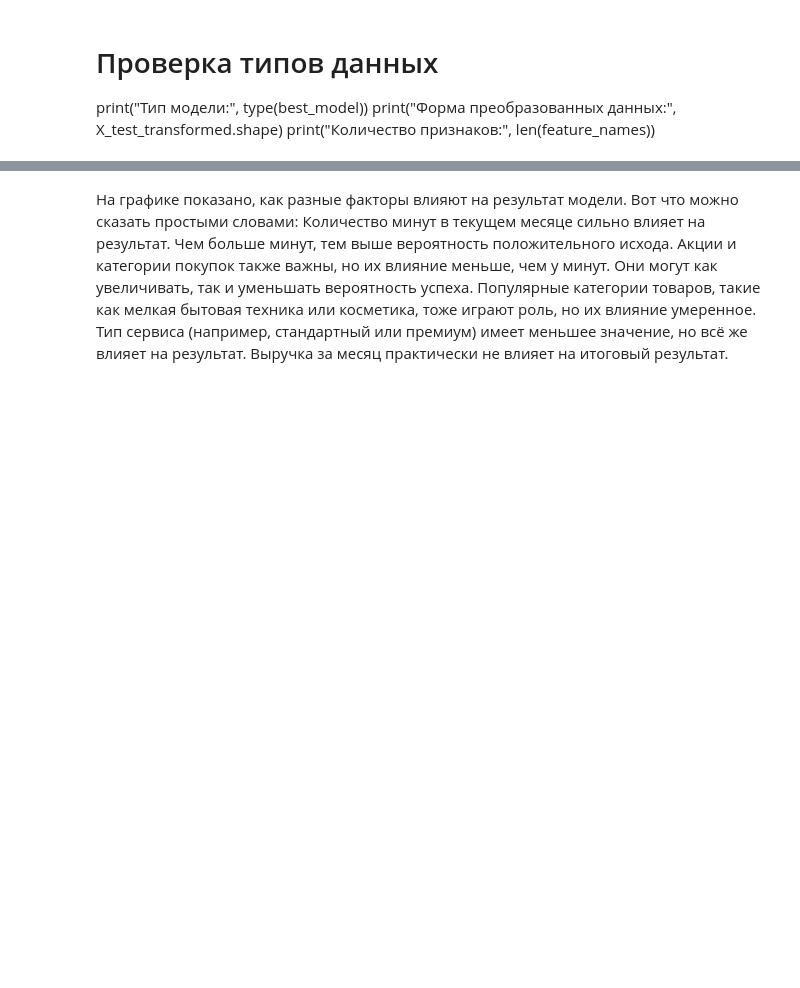
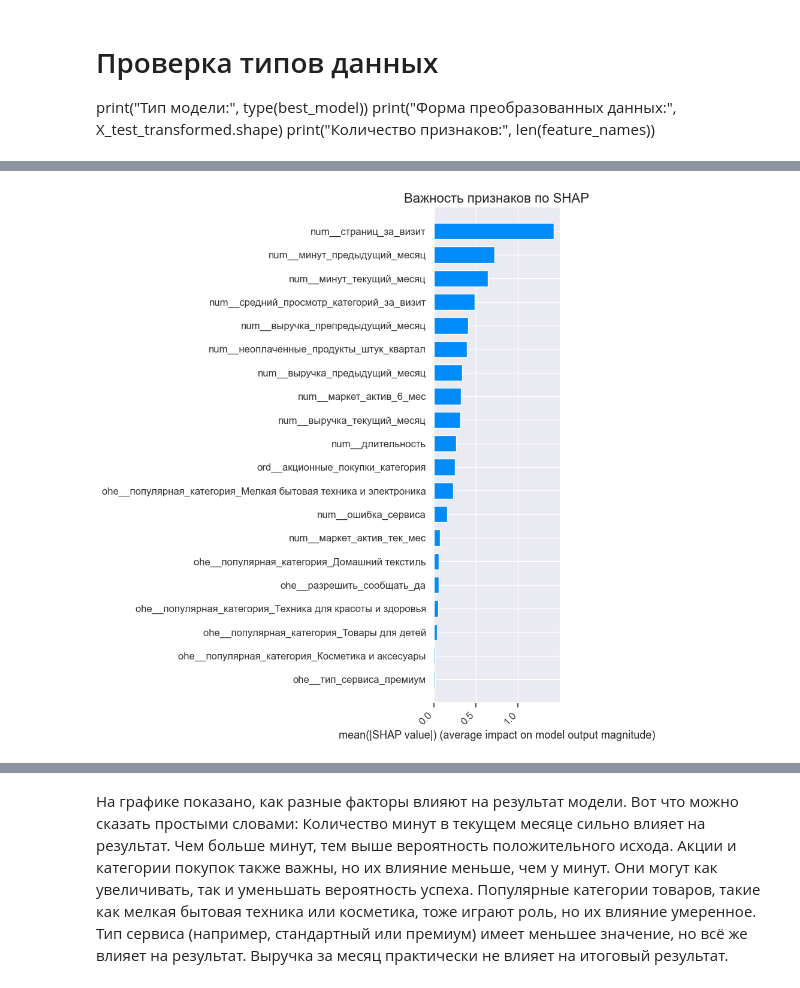
Before and after one commit to Andrey-DenisenkoDS/The-learning-with-a-teacher-quality-model-project, a Jupyter notebook: Learning with a teacher quality model project.ipynb, the cells around one changed output, grey strips where cells are left out. Drawn from its saved outputs; the diff is of its cells as text; code cells hidden in the pictures; blank space fills up the shorter version.

```diff
--- a/Learning with a teacher quality model project.ipynb
+++ b/Learning with a teacher quality model project.ipynb
@@ -1946,8 +1950,8 @@ param_grid = [
     # словарь для модели DecisionTreeClassifier()
     {
         'models': [DecisionTreeClassifier(random_state=42)],
-        'models__max_depth': range(2, 7),
-        'models__max_features': range(2,7),
+        'models__max_depth': range(3, 10),
+        'models__max_features': range(3,10),
         'preprocessor__num': [StandardScaler(), MinMaxScaler(), 'passthrough']
     },
 
@@ -1963,7 +1967,8 @@ param_grid = [
         'models': [LogisticRegression(
             random_state=42,
             solver='liblinear',
-            penalty='l1'
+            penalty='l1',
+            max_iter=1000
         )],
         'models__C': range(1,5),
         'preprocessor__num': [StandardScaler(), MinMaxScaler(), 'passthrough']
@@ -1973,6 +1978,13 @@ param_grid = [
         'models': [SVC(random_state=42, kernel='poly')],
         'models__degree': range(2, 3),
         'preprocessor__num': [StandardScaler(), MinMaxScaler(), 'passthrough']
+    },
+    # словарь для модели XGBoost
+    {
+        'models': [XGBClassifier(random_state=42)],
+        'models__n_estimators': [50, 100],
+        'models__max_depth': [3, 4, 5],
+        'preprocessor__num': [StandardScaler(), MinMaxScaler(), 'passthrough']
     }
 ]
 # %%
@@ -2077,3 +2089,86 @@ print("Шаги пайплайна:", randomized_search.best_estimator_.named_st
 print("Тип модели:", type(best_model))
 print("Форма преобразованных данных:", X_test_transformed.shape)
 print("Количество признаков:", len(feature_names))
+# %%
+# Получаем лучшую модель
+best_model = randomized_search.best_estimator_.named_steps['models']  # Исправлено на 'models'
+preprocessor = randomized_search.best_estimator_.named_steps['preprocessor']
+
+# Преобразуем данные
+X_train_transformed = preprocessor.fit_transform(X_train)
+X_test_transformed = preprocessor.transform(X_test)
+
+# Проверка типов данных
+print("Тип модели:", type(best_model))
+print("Форма преобразованных данных:", X_test_transformed.shape)
+
+# Используем правильный explainer для XGBoost
+if isinstance(best_model, XGBClassifier):
+    # Для tree-based моделей используем TreeExplainer
+    explainer = shap.TreeExplainer(best_model)
+else:
+    # Для линейных моделей используем LinearExplainer
+    explainer = shap.LinearExplainer(best_model, X_train_transformed)
+
+shap_values = explainer.shap_values(X_test_transformed)
+
+# Проверяем форму shap_values
+if isinstance(shap_values, list):
+    shap_values = shap_values[1]  # для класса 1 в бинарной классификации
+
+# Получаем имена признаков через ColumnTransformer
+try:
+    feature_names = preprocessor.get_feature_names_out()
+except AttributeError:
+    # Если метод не работает, собираем имена вручную
+    feature_names = []
+
+    # Добавляем OHE признаки
+    ohe_transformer = preprocessor.named_transformers_['ohe']
+    ohe_encoder = ohe_transformer.named_steps['ohe']
+    ohe_features = ohe_encoder.get_feature_names_out(ohe_columns)
+    feature_names.extend(ohe_features)
+
+    # Добавляем порядковые признаки
+    feature_names.extend(ord_columns)
+
+    # Добавляем числовые признаки
+    feature_names.extend(num_columns)
+
+# Если предыдущий способ не сработал, используем альтернативный
+if len(feature_names) == 0:
+    feature_names = [f'feature_{i}' for i in range(X_test_transformed.shape[1])]
+
+# Проверяем соответствие размерностей
+assert len(feature_names) == X_test_transformed.shape[1], \
+    f"Несоответствие размеров: {len(feature_names)} != {X_test_transformed.shape[1]}"
+
+# Визуализация результатов
+plt.figure(figsize=(14, 8))
+shap.summary_plot(
+    shap_values,  # используем shap_values напрямую
+    X_test_transformed,
+    feature_names=feature_names,
+    plot_type='bar',
+    show=False
+)
+plt.title('Важность признаков по SHAP', fontsize=16)
+plt.xticks(fontsize=12, rotation=45, ha='right')
+plt.yticks(fontsize=12)
+plt.tight_layout()
+plt.show()
+
+# Детальный график влияния признаков
+plt.figure(figsize=(14, 8))
+shap.summary_plot(
+    shap_values,
+    X_test_transformed,
+    feature_names=feature_names,
+    show=False
+)
+plt.title('Детальный анализ влияния признаков', fontsize=16)
+plt.xticks(fontsize=12, rotation=45, ha='right')
+plt.yticks(fontsize=12)
+plt.tight_layout()
+plt.show()
+# %% [output]
@@ -2079,0 +2177 @@ print("Количество признаков:", len(feature_names))
+[figure, added]
```
Also changed, not shown: parts of 27 cells of this notebook.
